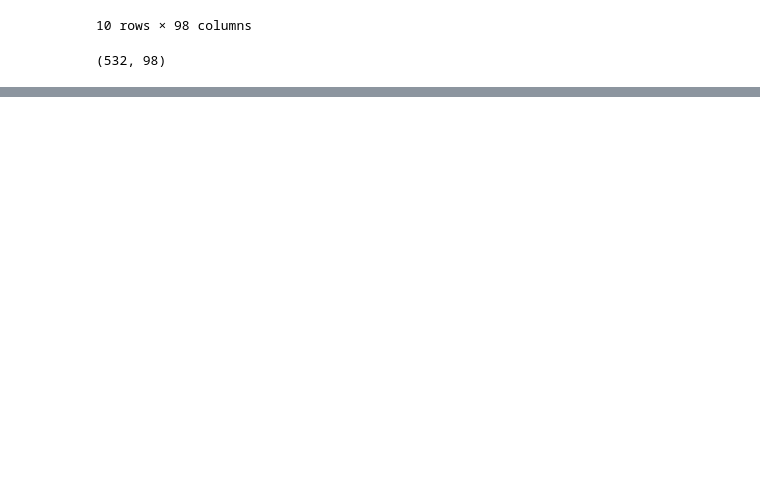
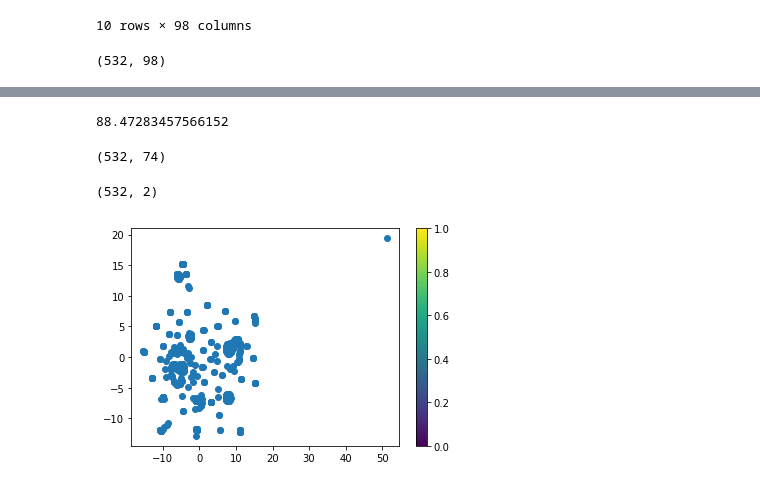
Before and after one commit to Fescamil1/Cryptocurrency_UnsuperviseML_Challenge, a Jupyter notebook: cryptocurrencyFE.ipynb, the cells around one changed output, grey strips where cells are left out. Cells and saved outputs as stored; diff of their text form; code cells hidden in the pictures; blank space fills up the shorter version.

```diff
--- a/cryptocurrencyFE.ipynb
+++ b/cryptocurrencyFE.ipynb
@@ -159,3 +159,6 @@ X_dummies.head(10)
 X_dummies.shape
 # %% [output]
 (532, 98)
+# %%
+#Standardize the dataset
+X_scaled = StandardScaler().fit_transform(X_dummies)
@@ -161,0 +181,27 @@ X_dummies.shape
+# %%
+#Perform dimensionality reduction with PCA. Preserve 90% of the explained variance in dimensionality reduction.
+pca = PCA(n_components=.90)
+X_pca = pca.fit_transform(X_scaled)
+# %%
+pca.explained_variance_.sum()
+# %% [output]
+88.47283457566152
+# %%
+X_pca.shape
+# %% [output]
+(532, 74)
+# %%
+#further reduce the dataset dimensions with t-SNE
+tsne = TSNE(perplexity=50,learning_rate=35)
+X_tsne = tsne.fit_transform(X_pca)
+# %%
+X_tsne.shape
+# %% [output]
+(532, 2)
+# %%
+#create a scatter plot of the t-SNE output
+plt.scatter(X_tsne[:,0], X_tsne[:,1])
+plt.colorbar()
+plt.show()
+# %% [output]
+[figure, added]
```
Also changed, not shown: parts of 4 cells of this notebook, 1 other file.
